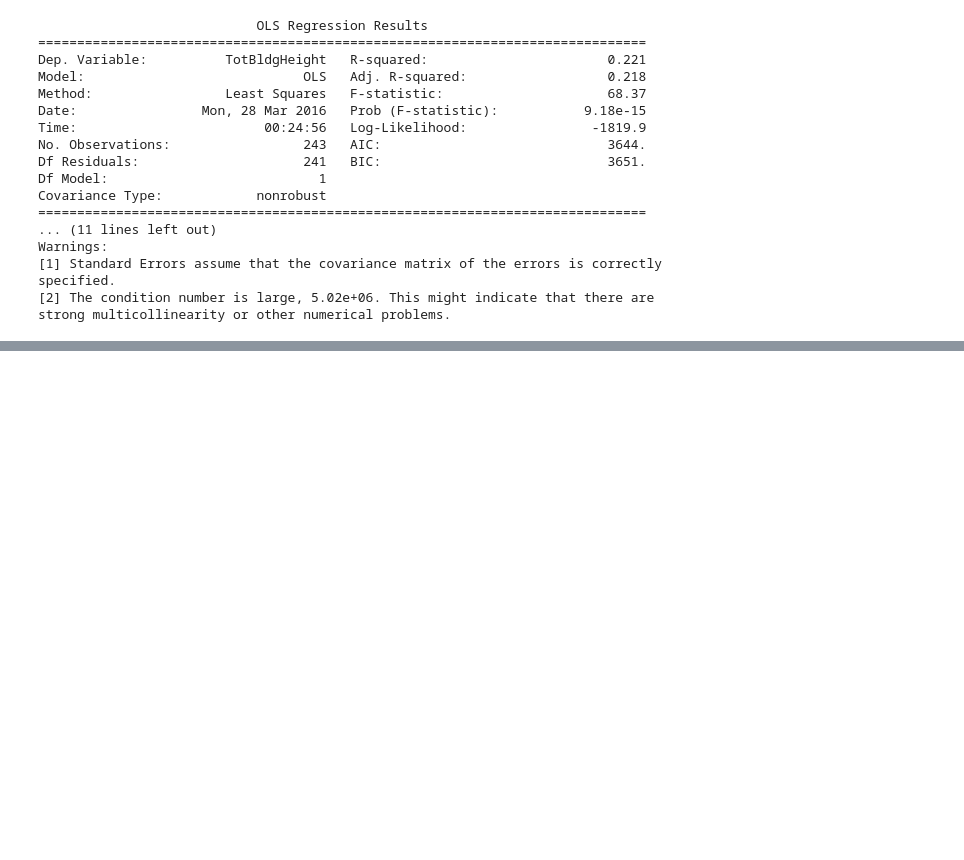
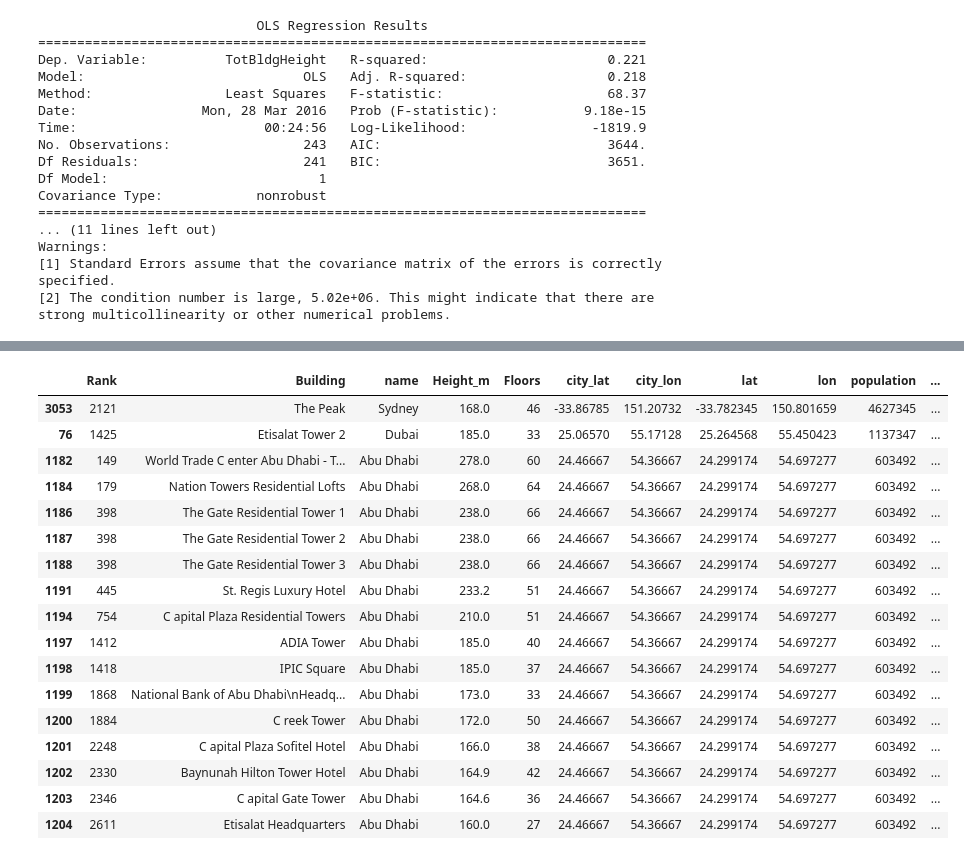
Before and after one commit to afcarl/UrbanSystems, a Jupyter notebook: TallestBuildings/DataClean_Buildings.ipynb, the cells around one changed output, grey strips where cells are left out. Saved outputs shown, nothing was run; the diff lists cells and outputs as text; code cells hidden in the pictures; blank space fills up the shorter version.

```diff
--- a/TallestBuildings/DataClean_Buildings.ipynb
+++ b/TallestBuildings/DataClean_Buildings.ipynb
@@ -368,0 +484,21 @@ for n in range(1, 10):
+# %%
+df_grad[(df_grad.dist_to_city>35) & (df_grad.dist_to_city<40)]
+# %% [output]
+|  | Rank | Building | name | Height_m | Floors | city_lat | city_lon | lat | lon | population | ... |
+| 3053 | 2121 | The Peak | Sydney | 168.0 | 46 | -33.86785 | 151.20732 | -33.782345 | 150.801659 | 4627345 | ... |
+| 76 | 1425 | Etisalat Tower 2 | Dubai | 185.0 | 33 | 25.06570 | 55.17128 | 25.264568 | 55.450423 | 1137347 | ... |
+| 1182 | 149 | World Trade C enter Abu Dhabi - T... | Abu Dhabi | 278.0 | 60 | 24.46667 | 54.36667 | 24.299174 | 54.697277 | 603492 | ... |
+| 1184 | 179 | Nation Towers Residential Lofts | Abu Dhabi | 268.0 | 64 | 24.46667 | 54.36667 | 24.299174 | 54.697277 | 603492 | ... |
+| 1186 | 398 | The Gate Residential Tower 1 | Abu Dhabi | 238.0 | 66 | 24.46667 | 54.36667 | 24.299174 | 54.697277 | 603492 | ... |
+| 1187 | 398 | The Gate Residential Tower 2 | Abu Dhabi | 238.0 | 66 | 24.46667 | 54.36667 | 24.299174 | 54.697277 | 603492 | ... |
+| 1188 | 398 | The Gate Residential Tower 3 | Abu Dhabi | 238.0 | 66 | 24.46667 | 54.36667 | 24.299174 | 54.697277 | 603492 | ... |
+| 1191 | 445 | St. Regis Luxury Hotel | Abu Dhabi | 233.2 | 51 | 24.46667 | 54.36667 | 24.299174 | 54.697277 | 603492 | ... |
+| 1194 | 754 | C apital Plaza Residential Towers | Abu Dhabi | 210.0 | 51 | 24.46667 | 54.36667 | 24.299174 | 54.697277 | 603492 | ... |
+| 1197 | 1412 | ADIA Tower | Abu Dhabi | 185.0 | 40 | 24.46667 | 54.36667 | 24.299174 | 54.697277 | 603492 | ... |
+| 1198 | 1418 | IPIC Square | Abu Dhabi | 185.0 | 37 | 24.46667 | 54.36667 | 24.299174 | 54.697277 | 603492 | ... |
+| 1199 | 1868 | National Bank of Abu Dhabi\nHeadq... | Abu Dhabi | 173.0 | 33 | 24.46667 | 54.36667 | 24.299174 | 54.697277 | 603492 | ... |
+| 1200 | 1884 | C reek Tower | Abu Dhabi | 172.0 | 50 | 24.46667 | 54.36667 | 24.299174 | 54.697277 | 603492 | ... |
+| 1201 | 2248 | C apital Plaza Sofitel Hotel | Abu Dhabi | 166.0 | 38 | 24.46667 | 54.36667 | 24.299174 | 54.697277 | 603492 | ... |
+| 1202 | 2330 | Baynunah Hilton Tower Hotel | Abu Dhabi | 164.9 | 42 | 24.46667 | 54.36667 | 24.299174 | 54.697277 | 603492 | ... |
+| 1203 | 2346 | C apital Gate Tower | Abu Dhabi | 164.6 | 36 | 24.46667 | 54.36667 | 24.299174 | 54.697277 | 603492 | ... |
+| 1204 | 2611 | Etisalat Headquarters | Abu Dhabi | 160.0 | 27 | 24.46667 | 54.36667 | 24.299174 | 54.697277 | 603492 | ... |
```
Also changed, not shown: parts of 26 cells of this notebook.
